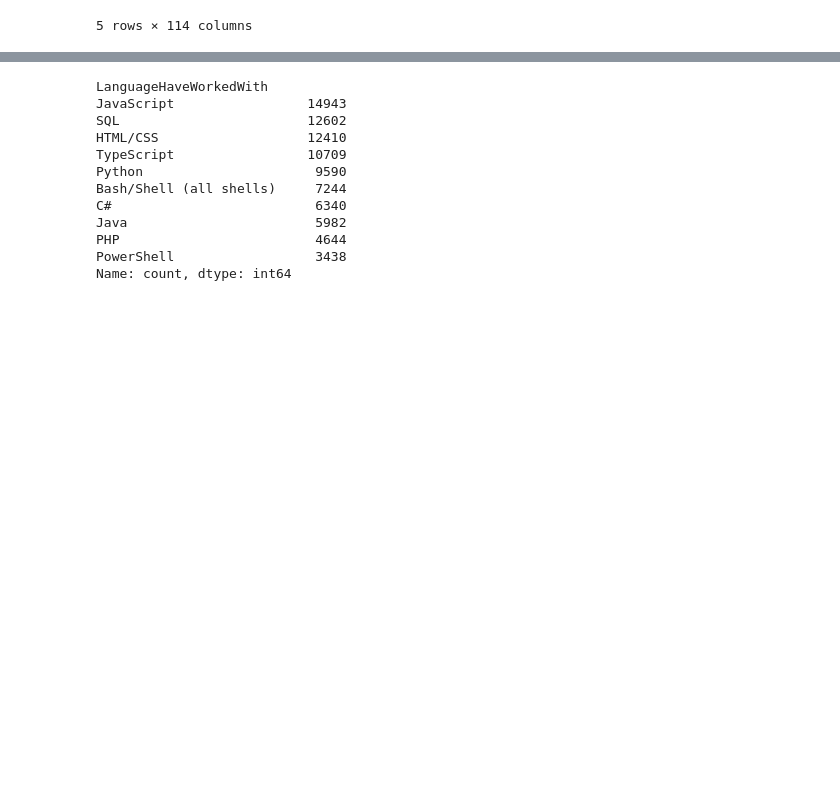
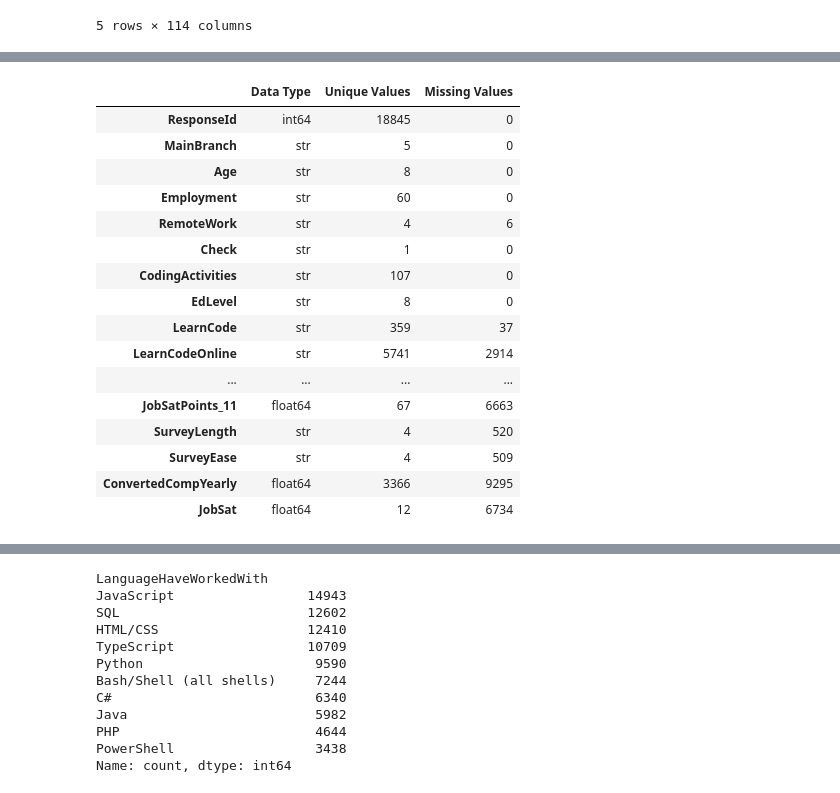
Before and after one commit to MahnazNabizada/DataAnalysis, a Jupyter notebook: learning/courses/ibm/dataanalyst/09-data-analyst-capstone-project/activities/hands-on/25-building-dashboard-google-locker/generate-normalized-survey-data-per-feature.ipynb, the cells around one changed output, grey strips where cells are left out. Saved outputs shown, nothing was run; the diff lists cells and outputs as text; code cells hidden in the pictures; blank space fills up the shorter version.

```diff
--- a/learning/courses/ibm/dataanalyst/09-data-analyst-capstone-project/activities/hands-on/25-building-dashboard-google-locker/generate-normalized-survey-data-per-feature.ipynb
+++ b/learning/courses/ibm/dataanalyst/09-data-analyst-capstone-project/activities/hands-on/25-building-dashboard-google-locker/generate-normalized-survey-data-per-feature.ipynb
@@ -18,3 +54,25 @@ df.head()
+# %%
+pd.set_option('display.max_rows', None)
+
+summary
+# %% [output]
+|  | Data Type | Unique Values | Missing Values |
+| ResponseId | int64 | 18845 | 0 |
+| MainBranch | str | 5 | 0 |
+| Age | str | 8 | 0 |
+| Employment | str | 60 | 0 |
+| RemoteWork | str | 4 | 6 |
+| Check | str | 1 | 0 |
+| CodingActivities | str | 107 | 0 |
+| EdLevel | str | 8 | 0 |
+| LearnCode | str | 359 | 37 |
+| LearnCodeOnline | str | 5741 | 2914 |
+| ... | ... | ... | ... |
+| JobSatPoints_11 | float64 | 67 | 6663 |
+| SurveyLength | str | 4 | 520 |
+| SurveyEase | str | 4 | 509 |
+| ConvertedCompYearly | float64 | 3366 | 9295 |
+| JobSat | float64 | 12 | 6734 |
 # %%
 # Let's split the LanguageWantToWorkWith, LanguagesHaveWorkedWith per value counts
 language_want_work_counts = (
```
Also changed, not shown: parts of 9 cells of this notebook, 40 other files.
